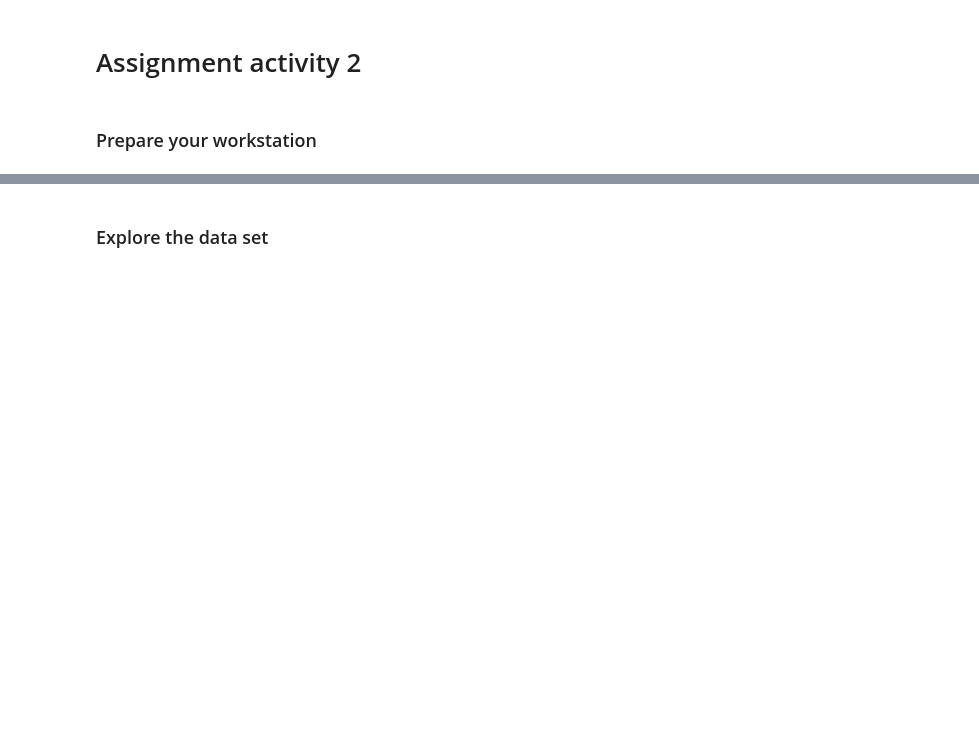
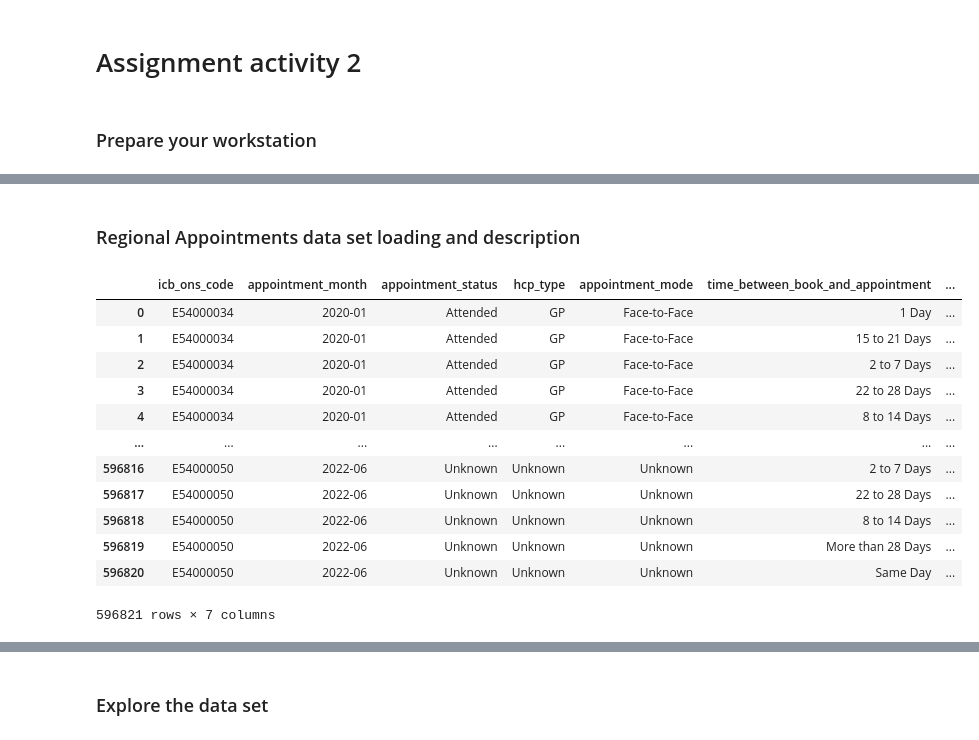
Before and after one commit to charliedgarrod/LSE-Career-Accelerator, a Jupyter notebook: Course 2: Data Analytics Using Python/Diagnostic Analysis Using Python Assignment.ipynb, the cells around one changed output, grey strips where cells are left out. Saved outputs shown, nothing was run; the diff lists cells and outputs as text; code cells hidden in the pictures; blank space fills up the shorter version.

```diff
--- a/Course 2: Data Analytics Using Python/Diagnostic Analysis Using Python Assignment.ipynb
+++ b/Course 2: Data Analytics Using Python/Diagnostic Analysis Using Python Assignment.ipynb
@@ -92,7 +158,24 @@ ad =
+# %% [markdown]
+### Regional Appointments data set loading and description
 # %%
 # Import and sense-check the appointments_regional.csv data set as ar.
-ar =
+ar = pd.read_csv('appointments_regional.csv')
 
 # View the DataFrame.
+ar
+# %% [output]
+|  | icb_ons_code | appointment_month | appointment_status | hcp_type | appointment_mode | time_between_book_and_appointment | ... |
+| 0 | E54000034 | 2020-01 | Attended | GP | Face-to-Face | 1 Day | ... |
+| 1 | E54000034 | 2020-01 | Attended | GP | Face-to-Face | 15 to 21 Days | ... |
+| 2 | E54000034 | 2020-01 | Attended | GP | Face-to-Face | 2 to 7 Days | ... |
+| 3 | E54000034 | 2020-01 | Attended | GP | Face-to-Face | 22 to 28 Days | ... |
+| 4 | E54000034 | 2020-01 | Attended | GP | Face-to-Face | 8 to 14 Days | ... |
+| ... | ... | ... | ... | ... | ... | ... | ... |
+| 596816 | E54000050 | 2022-06 | Unknown | Unknown | Unknown | 2 to 7 Days | ... |
+| 596817 | E54000050 | 2022-06 | Unknown | Unknown | Unknown | 22 to 28 Days | ... |
+| 596818 | E54000050 | 2022-06 | Unknown | Unknown | Unknown | 8 to 14 Days | ... |
+| 596819 | E54000050 | 2022-06 | Unknown | Unknown | Unknown | More than 28 Days | ... |
+| 596820 | E54000050 | 2022-06 | Unknown | Unknown | Unknown | Same Day | ... |
+596821 rows × 7 columns
 # %%
 # Determine whether there are missing values.
```
Also changed, not shown: parts of 20 cells of this notebook.
